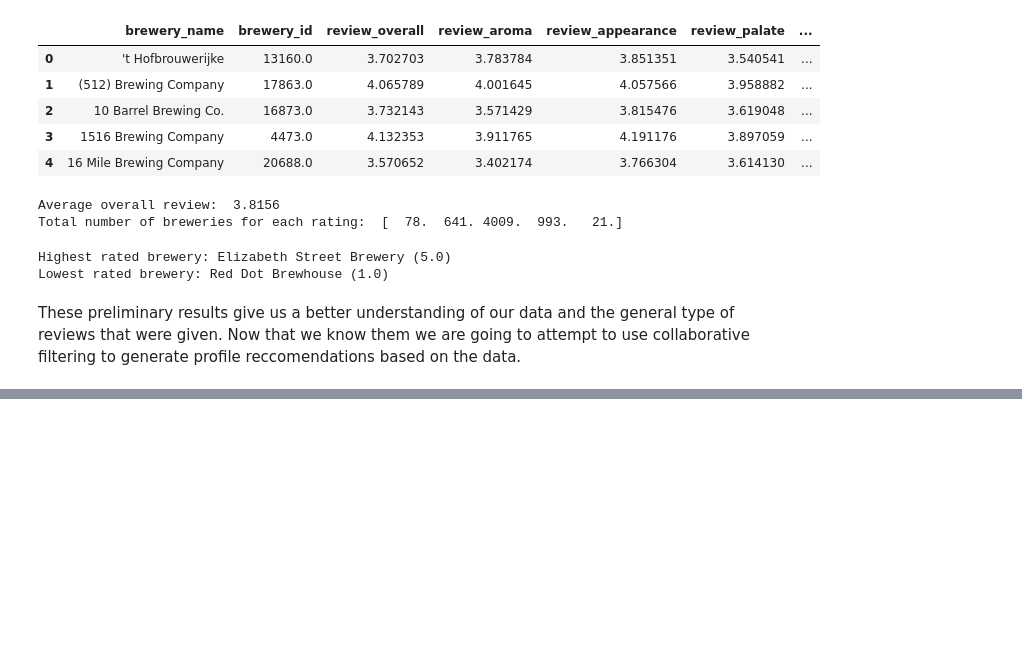
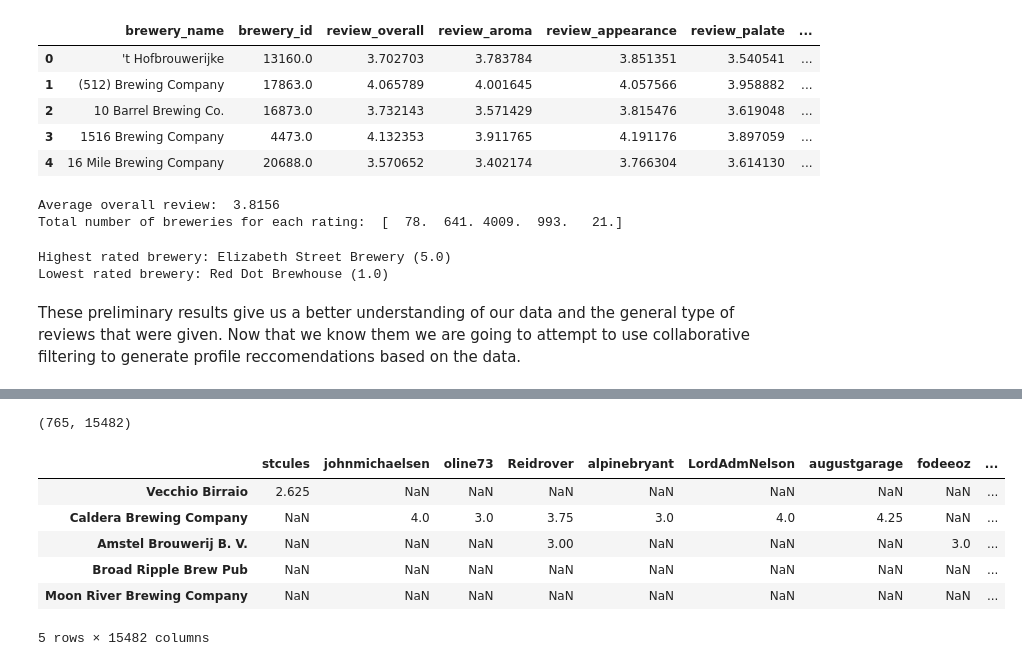
Before and after one commit to wfulton98/Final-Project, a Jupyter notebook: Beer Recommender System.ipynb, the cells around one changed output, grey strips where cells are left out. Cells and saved outputs as stored; diff of their text form; code cells hidden in the pictures; blank space fills up the shorter version.

```diff
--- a/Beer Recommender System.ipynb
+++ b/Beer Recommender System.ipynb
@@ -165,0 +305,20 @@ These preliminary results give us a better understanding of our data and the gen
+# %%
+num_reviews = 0
+num_blank_reviews = 0
+for idx, brewery in enumerate(brewery_names):
+    for jdx, name in enumerate(profile_names):
+        #see if the review exists
+        try:
+            review = breweries_df.get_group( (name, brewery) )[ 'review_overall' ]
+            num_reviews += 1
+
+            if len(review) > 1:
+                #if the user has reviewed the brewery multiple times, take the user's average rating of the brewery
+                review = np.mean( review )
+                ratings[ idx, jdx ] = review
+            else:
+                ratings[ idx, jdx ] = review
+
+        except:
+            num_blank_reviews += 1
+            continue #leave entry as NaN if the user has not reviewed
@@ -165,0 +349,14 @@ These preliminary results give us a better understanding of our data and the gen
+# %%
+df_brewery_ratings = pd.DataFrame(ratings)
+df_brewery_ratings.rename(columns={ idx: name for idx, name in enumerate(profile_names) }, index={ idx: brewery for idx, brewery in enumerate(brewery_names)}, inplace=True)
+print(df_brewery_ratings.shape)
+df_brewery_ratings.head()
+# %% [output]
+(765, 15482)
+|  | stcules | johnmichaelsen | oline73 | Reidrover | alpinebryant | LordAdmNelson | augustgarage | fodeeoz | ... |
+| Vecchio Birraio | 2.625 | NaN | NaN | NaN | NaN | NaN | NaN | NaN | ... |
+| Caldera Brewing Company | NaN | 4.0 | 3.0 | 3.75 | 3.0 | 4.0 | 4.25 | NaN | ... |
+| Amstel Brouwerij B. V. | NaN | NaN | NaN | 3.00 | NaN | NaN | NaN | 3.0 | ... |
+| Broad Ripple Brew Pub | NaN | NaN | NaN | NaN | NaN | NaN | NaN | NaN | ... |
+| Moon River Brewing Company | NaN | NaN | NaN | NaN | NaN | NaN | NaN | NaN | ... |
+5 rows × 15482 columns
```
Also changed, not shown: parts of 14 cells of this notebook, 1 other file.
